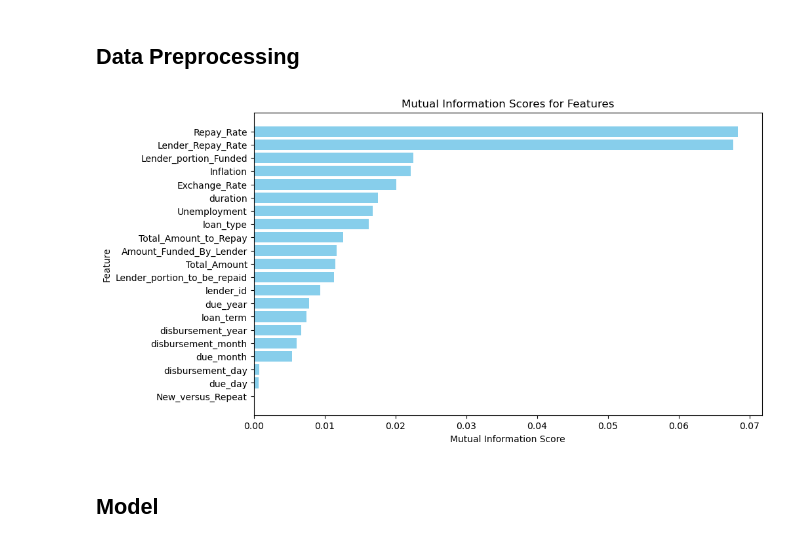
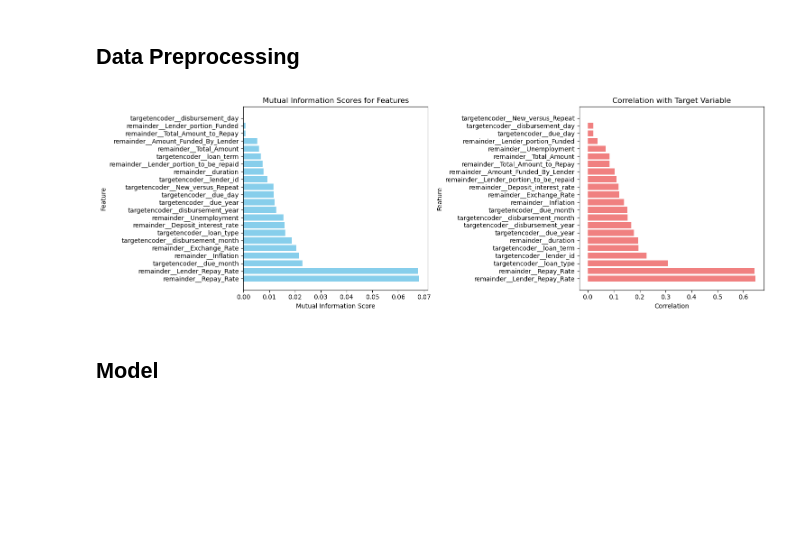
Before and after one commit to Toavina00/Zindi-credit-scoring, a Jupyter notebook: credit-scoring.ipynb, the cells around one changed output. Drawn from its saved outputs; the diff is of its cells as text; code cells hidden in the pictures; blank space fills up the shorter version.

```diff
--- a/credit-scoring.ipynb
+++ b/credit-scoring.ipynb
@@ -68,7 +68,7 @@ def feature_exctraction(df, indicator):
 
     # Economical indicators
     ind_dict = indicator.set_index(["Country", "Indicator"]).T.to_dict()
-    ind_list = ["Inflation, consumer prices (annual %)", "Unemployment rate", "Official exchange rate (LCU per US$, period average)"]
+    ind_list = ["Inflation, consumer prices (annual %)", "Unemployment rate", "Official exchange rate (LCU per US$, period average)", "Deposit interest rate (%)"]
 
     for ind in ind_list:
         df[ind] = df.apply(lambda row: ind_dict[(row['country_id'], ind)][f"YR{row['disbursement_year'] - 1}"], axis=1)
@@ -77,6 +77,7 @@ def feature_exctraction(df, indicator):
         "Inflation, consumer prices (annual %)": "Inflation",
         "Unemployment rate": "Unemployment",
         "Official exchange rate (LCU per US$, period average)": "Exchange_Rate",
+        "Deposit interest rate (%)": "Deposit_interest_rate"
     }, inplace=True)
 
     # Drop columns
@@ -89,22 +90,36 @@ def feature_exctraction(df, indicator):
 
 exctraction = FunctionTransformer(feature_exctraction, kw_args={"indicator": indicator})
 # %%
-X_trans, y_trans = exctraction.fit_transform(X_train), y_train
+preprocess = make_pipeline(
+    exctraction,
+    make_column_transformer((TargetEncoder(), make_column_selector(dtype_include='int')), remainder='passthrough')
+)
 
-mi_scores = mutual_info_classif(X_trans, y_trans, discrete_features=(X_trans.dtypes == int), random_state=42)
+X_trans, y_trans = preprocess.fit_transform(X_train, y_train), y_train
 
 mi_scores_df = pd.DataFrame({'Feature': X_trans.columns, 'MI Score': mi_scores})
 mi_scores_df = mi_scores_df.sort_values(by='MI Score', ascending=False)
 
-plt.figure(figsize=(10, 6))
-plt.barh(mi_scores_df['Feature'], mi_scores_df['MI Score'], color='skyblue')
-plt.xlabel('Mutual Information Score')
-plt.ylabel('Feature')
-plt.title('Mutual Information Scores for Features')
-plt.gca().invert_yaxis()
+correlation = X_trans.corrwith(y_trans)
+correlation_df = pd.DataFrame({'Feature': correlation.index, 'Correlation': correlation.values})
+correlation_df = correlation_df.sort_values(by='Correlation', ascending=False)
+
+fig, axs = plt.subplots(1, 2, figsize=(15, 5))
+
+axs[0].barh(mi_scores_df['Feature'], mi_scores_df['MI Score'], color='skyblue')
+axs[0].set_xlabel('Mutual Information Score')
+axs[0].set_ylabel('Feature')
+axs[0].set_title('Mutual Information Scores for Features')
+
+axs[1].barh(correlation_df['Feature'], correlation_df['Correlation'], color='lightcoral')
+axs[1].set_xlabel('Correlation')
+axs[1].set_ylabel('Feature')
+axs[1].set_title('Correlation with Target Variable')
+
+plt.tight_layout()
 plt.show()
 # %% [output]
-[figure, old version]
+[figure, new version]
 # %%
 def feature_selection(df):
     df = df.copy()
```
Also changed, not shown: parts of 2 cells of this notebook, 2 other files.
